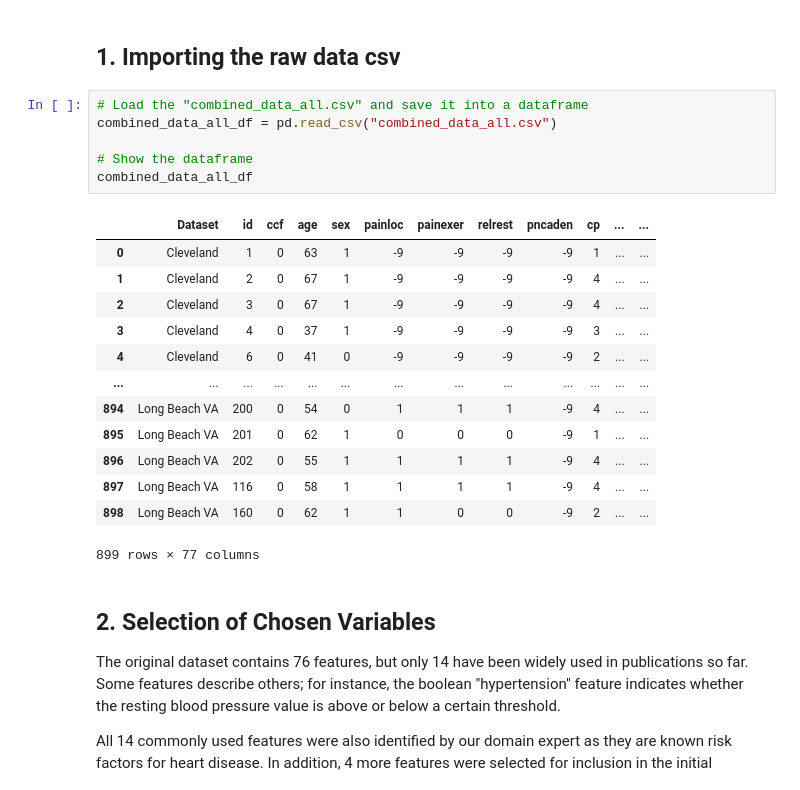
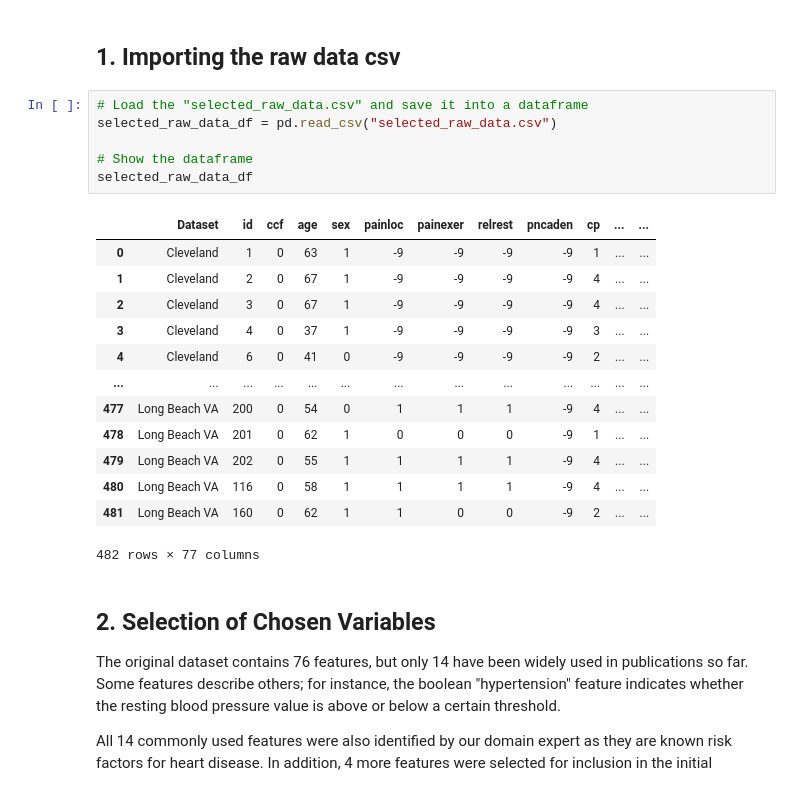
Before and after one commit to KentFre/CDS_CardioVision, a Jupyter notebook: data/data_cleanup.ipynb, the cells around one changed output. Saved outputs shown, nothing was run; the diff lists cells and outputs as text.

```diff
--- a/data/data_cleanup.ipynb
+++ b/data/data_cleanup.ipynb
@@ -47,25 +56,25 @@ import numpy as np
 # %% [markdown]
 ## 1. Importing the raw data csv
 # %%
-# Load the "combined_data_all.csv" and save it into a dataframe
-combined_data_all_df = pd.read_csv("combined_data_all.csv")
+# Load the "selected_raw_data.csv" and save it into a dataframe
+selected_raw_data_df = pd.read_csv("selected_raw_data.csv")
 
 # Show the dataframe
-combined_data_all_df
+selected_raw_data_df
 # %% [output]
 |  | Dataset | id | ccf | age | sex | painloc | painexer | relrest | pncaden | cp | ... | ... |
 | 0 | Cleveland | 1 | 0 | 63 | 1 | -9 | -9 | -9 | -9 | 1 | ... | ... |
 | 1 | Cleveland | 2 | 0 | 67 | 1 | -9 | -9 | -9 | -9 | 4 | ... | ... |
 | 2 | Cleveland | 3 | 0 | 67 | 1 | -9 | -9 | -9 | -9 | 4 | ... | ... |
 | 3 | Cleveland | 4 | 0 | 37 | 1 | -9 | -9 | -9 | -9 | 3 | ... | ... |
 | 4 | Cleveland | 6 | 0 | 41 | 0 | -9 | -9 | -9 | -9 | 2 | ... | ... |
 | ... | ... | ... | ... | ... | ... | ... | ... | ... | ... | ... | ... | ... |
-| 894 | Long Beach VA | 200 | 0 | 54 | 0 | 1 | 1 | 1 | -9 | 4 | ... | ... |
-| 895 | Long Beach VA | 201 | 0 | 62 | 1 | 0 | 0 | 0 | -9 | 1 | ... | ... |
-| 896 | Long Beach VA | 202 | 0 | 55 | 1 | 1 | 1 | 1 | -9 | 4 | ... | ... |
-| 897 | Long Beach VA | 116 | 0 | 58 | 1 | 1 | 1 | 1 | -9 | 4 | ... | ... |
-| 898 | Long Beach VA | 160 | 0 | 62 | 1 | 1 | 0 | 0 | -9 | 2 | ... | ... |
+| 477 | Long Beach VA | 200 | 0 | 54 | 0 | 1 | 1 | 1 | -9 | 4 | ... | ... |
+| 478 | Long Beach VA | 201 | 0 | 62 | 1 | 0 | 0 | 0 | -9 | 1 | ... | ... |
+| 479 | Long Beach VA | 202 | 0 | 55 | 1 | 1 | 1 | 1 | -9 | 4 | ... | ... |
+| 480 | Long Beach VA | 116 | 0 | 58 | 1 | 1 | 1 | 1 | -9 | 4 | ... | ... |
+| 481 | Long Beach VA | 160 | 0 | 62 | 1 | 1 | 0 | 0 | -9 | 2 | ... | ... |
-899 rows × 77 columns
+482 rows × 77 columns
 # %% [markdown]
 ## 2. Selection of Chosen Variables
 
```
Also changed, not shown: parts of 31 cells of this notebook, 6 other files.
